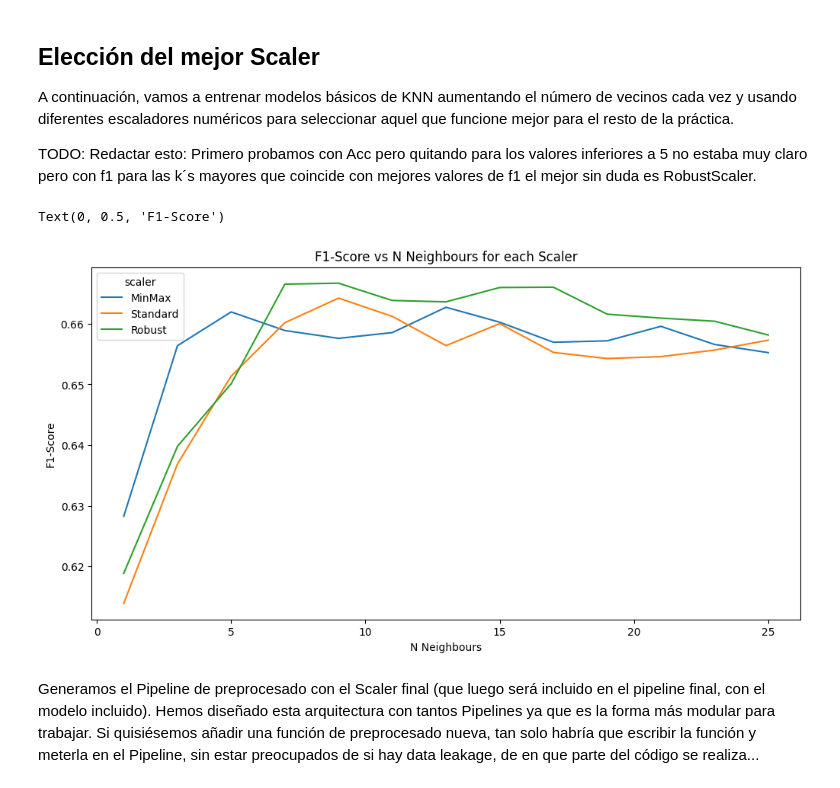
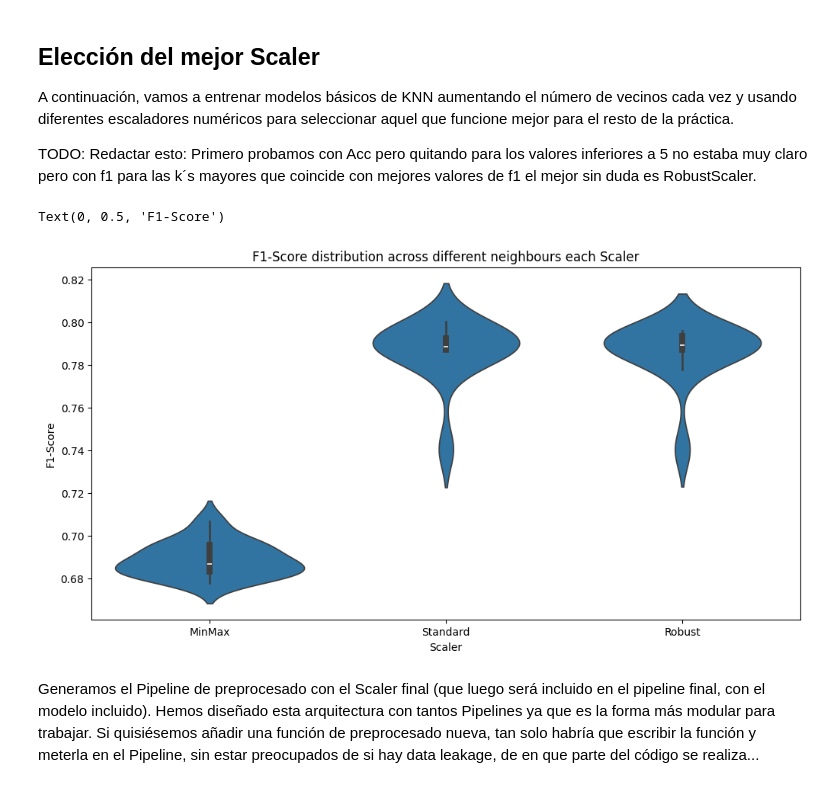
Before and after one commit to aleLobo31/UC3M_ML_P1_G26, a Jupyter notebook: notebooks/preprocessing.ipynb, the cells around one changed output. Cells and saved outputs as stored; diff of their text form; code cells hidden in the pictures.

Commit message:
feat: undropped duration feature, obtained better results, plotted KNN cross validation

```diff
--- a/notebooks/preprocessing.ipynb
+++ b/notebooks/preprocessing.ipynb
@@ -90,6 +90,6 @@ Una parte del preprocesado y feature engineering es la eliminación de variables
 # %%
 def drop_columns(X):
-    return X.drop(['duration', 'pdays'], axis=1, errors='ignore')
+    return X.drop(['pdays'], axis=1, errors='ignore')
 
 drop_transformer = FunctionTransformer(drop_columns)
 # %% [markdown]
@@ -97,7 +97,7 @@ Una vez realizado el preprocesado y el feature engineering, procedemos al encodi
 # %%
 # Final encoder
 def build_encoder(scaler: str) -> ColumnTransformer:
-    num_cols = ['age', 'balance', 'day', 'campaign', 'pdaysTransformed', 'previous', 'wasContacted']
+    num_cols = ['age', 'balance', 'day', 'campaign', 'pdaysTransformed', 'previous', 'wasContacted', 'duration']
     cat_cols = ['job', 'marital', 'education', 'default', 'housing', 'loan', 'contact', 'month', 'poutcome']
 
     if scaler == "MinMax":
@@ -177,18 +177,17 @@ for scaler in scalers:
 results_df = pd.DataFrame(results)
 # %%
 plt.figure(figsize=(12, 6))
-sns.lineplot(
+sns.violinplot(
     data=results_df,
-    x='n_neighbours',
-    y='metric',
-    hue='scaler'
+    x='scaler',
+    y='metric'
 )
-plt.title("F1-Score vs N Neighbours for each Scaler")
-plt.xlabel("N Neighbours")
+plt.title("F1-Score distribution across different neighbours each Scaler")
+plt.xlabel("Scaler")
 plt.ylabel("F1-Score")
 # %% [output]
 Text(0, 0.5, 'F1-Score')
-[figure, old version]
+[figure, new version]
 # %% [markdown]
 Generamos el Pipeline de preprocesado con el Scaler final (que luego será incluido en el pipeline final, con el modelo incluido). Hemos diseñado esta arquitectura con tantos Pipelines ya que es la forma más modular para trabajar. Si quisiésemos añadir una función de preprocesado nueva, tan solo habría que escribir la función y meterla en el Pipeline, sin estar preocupados de si hay data leakage, de en que parte del código se realiza...
 # %%
```
Also changed, not shown: parts of 7 cells of this notebook.
